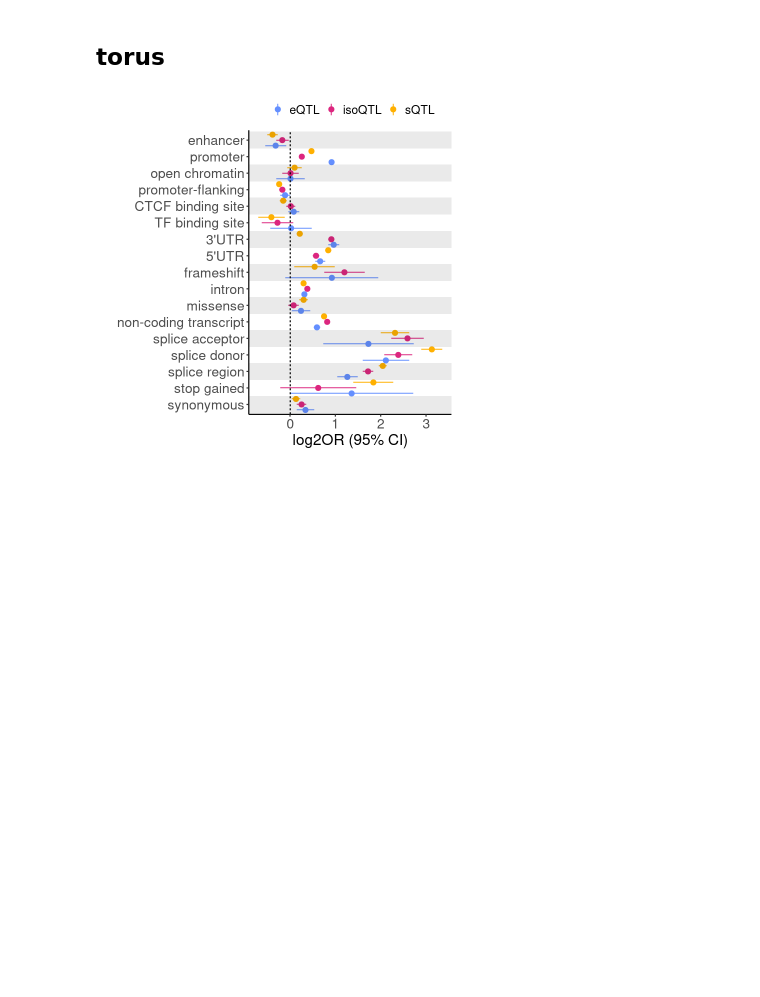
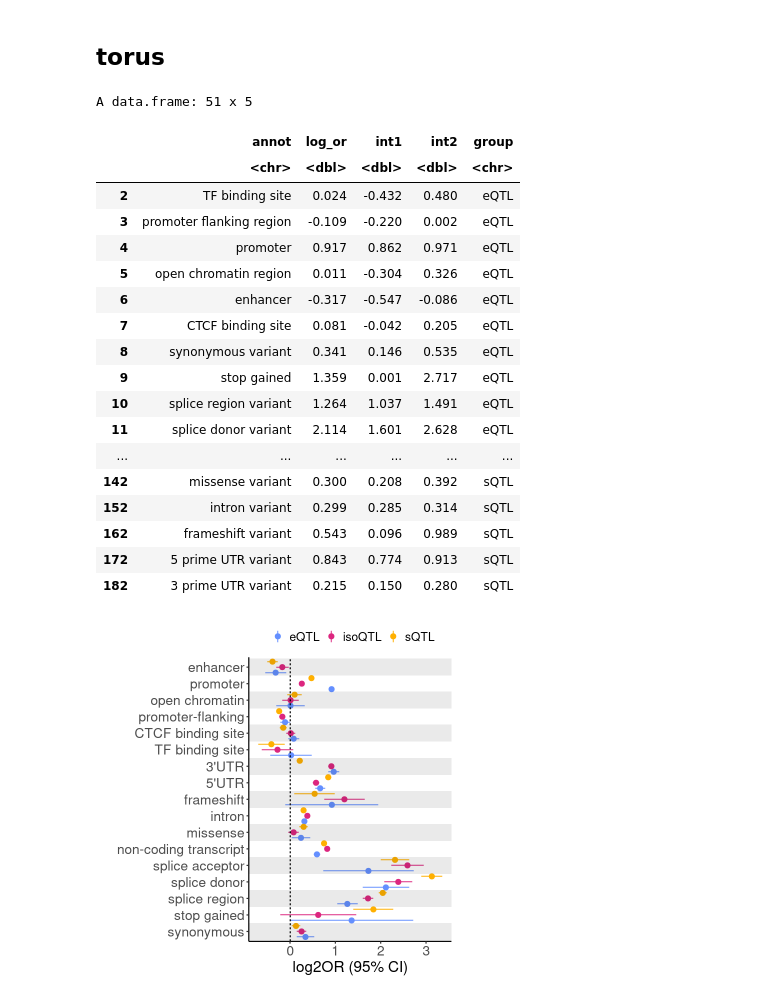
Before and after one commit to gandallab/devBrain_xQTL, a Jupyter notebook: code/04-QTL/cis-eQTL/func_enrich.ipynb, the cells around one changed output. Drawn from its saved outputs; the diff is of its cells as text; code cells hidden in the pictures; blank space fills up the shorter version.

```diff
--- a/code/04-QTL/cis-eQTL/func_enrich.ipynb
+++ b/code/04-QTL/cis-eQTL/func_enrich.ipynb
@@ -150,6 +150,28 @@ sqtl$group <- "sQTL"
 # %%
 df <- rbind(eqtl, isoqtl, sqtl)
 df$annot <- gsub('_', ' ', df$annot)
+# %%
+df
+# %% [output]
+A data.frame: 51 x 5
+|  | annot | log_or | int1 | int2 | group |
+|  | <chr> | <dbl> | <dbl> | <dbl> | <chr> |
+| 2 | TF binding site | 0.024 | -0.432 | 0.480 | eQTL |
+| 3 | promoter flanking region | -0.109 | -0.220 | 0.002 | eQTL |
+| 4 | promoter | 0.917 | 0.862 | 0.971 | eQTL |
+| 5 | open chromatin region | 0.011 | -0.304 | 0.326 | eQTL |
+| 6 | enhancer | -0.317 | -0.547 | -0.086 | eQTL |
+| 7 | CTCF binding site | 0.081 | -0.042 | 0.205 | eQTL |
+| 8 | synonymous variant | 0.341 | 0.146 | 0.535 | eQTL |
+| 9 | stop gained | 1.359 | 0.001 | 2.717 | eQTL |
+| 10 | splice region variant | 1.264 | 1.037 | 1.491 | eQTL |
+| 11 | splice donor variant | 2.114 | 1.601 | 2.628 | eQTL |
+| ... | ... | ... | ... | ... | ... |
+| 142 | missense variant | 0.300 | 0.208 | 0.392 | sQTL |
+| 152 | intron variant | 0.299 | 0.285 | 0.314 | sQTL |
+| 162 | frameshift variant | 0.543 | 0.096 | 0.989 | sQTL |
+| 172 | 5 prime UTR variant | 0.843 | 0.774 | 0.913 | sQTL |
+| 182 | 3 prime UTR variant | 0.215 | 0.150 | 0.280 | sQTL |
 # %%
 write.table(df, "/u/scratch/c/cindywen/torus.tsv", col.names = T, row.names = F, sep = "\t", quote = F)
 # %%
```
Also changed, not shown: parts of 1 cell of this notebook, 19 other files.
